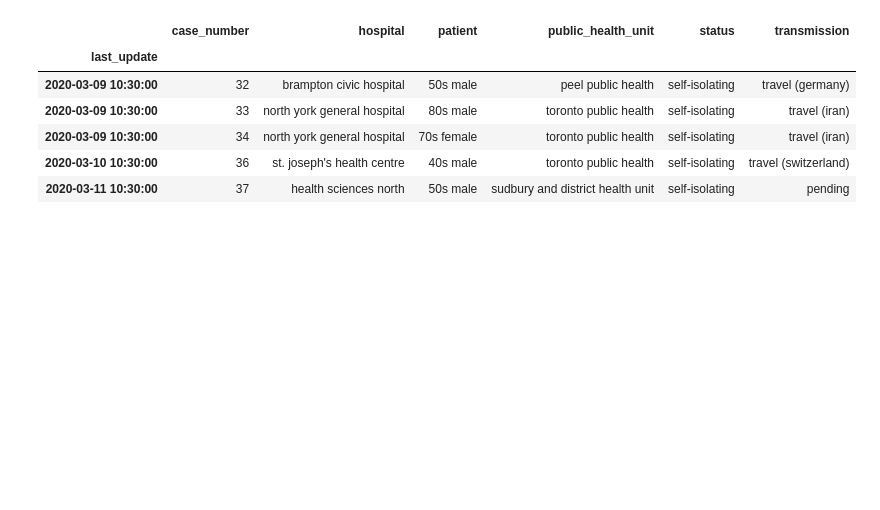
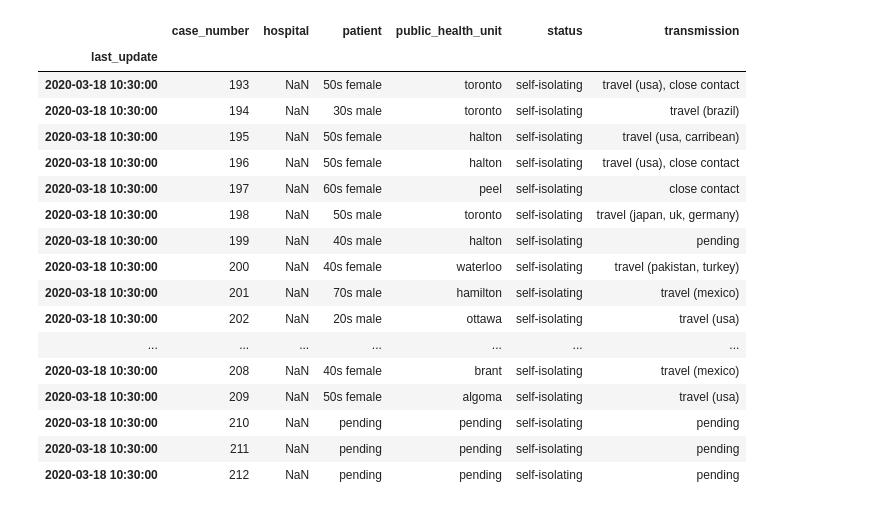
Before and after one commit to kenpu/covid-19-ontario, a Jupyter notebook: analysis.ipynb, the cells around one changed output. Drawn from its saved outputs; the diff is of its cells as text; code cells hidden in the pictures; blank space fills up the shorter version.

```diff
--- a/analysis.ipynb
+++ b/analysis.ipynb
@@ -16,15 +40,26 @@ status.positive_confirmed.groupby(status.index.date).max().plot.bar();
 # %%
 df = pd.read_csv('./csv/cases.csv').set_index('last_update')
 df.index = pd.to_datetime(df.index)
-df.head()
+df.tail(20)
 # %% [output]
 |  | case_number | hospital | patient | public_health_unit | status | transmission |
 | last_update |  |  |  |  |  |  |
-| 2020-03-09 10:30:00 | 32 | brampton civic hospital | 50s male | peel public health | self-isolating | travel (germany) |
-| 2020-03-09 10:30:00 | 33 | north york general hospital | 80s male | toronto public health | self-isolating | travel (iran) |
-| 2020-03-09 10:30:00 | 34 | north york general hospital | 70s female | toronto public health | self-isolating | travel (iran) |
-| 2020-03-10 10:30:00 | 36 | st. joseph's health centre | 40s male | toronto public health | self-isolating | travel (switzerland) |
-| 2020-03-11 10:30:00 | 37 | health sciences north | 50s male | sudbury and district health unit | self-isolating | pending |
+| 2020-03-18 10:30:00 | 193 | NaN | 50s female | toronto | self-isolating | travel (usa), close contact |
+| 2020-03-18 10:30:00 | 194 | NaN | 30s male | toronto | self-isolating | travel (brazil) |
+| 2020-03-18 10:30:00 | 195 | NaN | 50s female | halton | self-isolating | travel (usa, carribean) |
+| 2020-03-18 10:30:00 | 196 | NaN | 50s female | halton | self-isolating | travel (usa), close contact |
+| 2020-03-18 10:30:00 | 197 | NaN | 60s female | peel | self-isolating | close contact |
+| 2020-03-18 10:30:00 | 198 | NaN | 50s male | toronto | self-isolating | travel (japan, uk, germany) |
+| 2020-03-18 10:30:00 | 199 | NaN | 40s male | halton | self-isolating | pending |
+| 2020-03-18 10:30:00 | 200 | NaN | 40s female | waterloo | self-isolating | travel (pakistan, turkey) |
+| 2020-03-18 10:30:00 | 201 | NaN | 70s male | hamilton | self-isolating | travel (mexico) |
+| 2020-03-18 10:30:00 | 202 | NaN | 20s male | ottawa | self-isolating | travel (usa) |
+| ... | ... | ... | ... | ... | ... | ... |
+| 2020-03-18 10:30:00 | 208 | NaN | 40s female | brant | self-isolating | travel (mexico) |
+| 2020-03-18 10:30:00 | 209 | NaN | 50s female | algoma | self-isolating | travel (usa) |
+| 2020-03-18 10:30:00 | 210 | NaN | pending | pending | self-isolating | pending |
+| 2020-03-18 10:30:00 | 211 | NaN | pending | pending | self-isolating | pending |
+| 2020-03-18 10:30:00 | 212 | NaN | pending | pending | self-isolating | pending |
 # %%
 df[df.hospital != 'pending'].groupby('hospital').case_number.nunique().sort_values().plot.bar();
 # %% [output]
```
Also changed, not shown: parts of 5 cells of this notebook, 36 other files.
